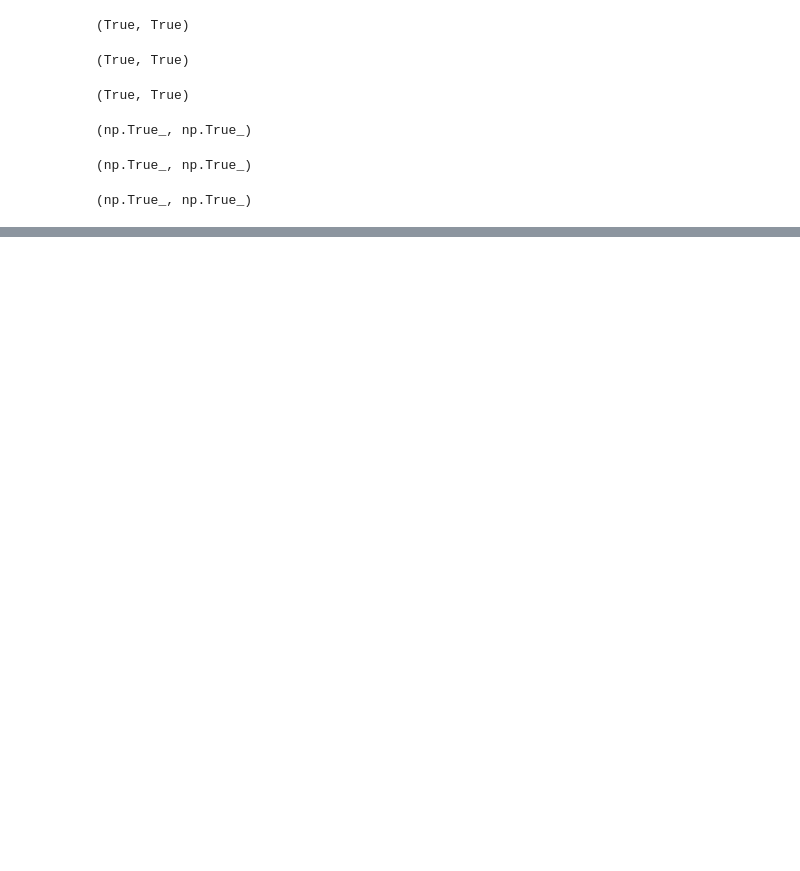
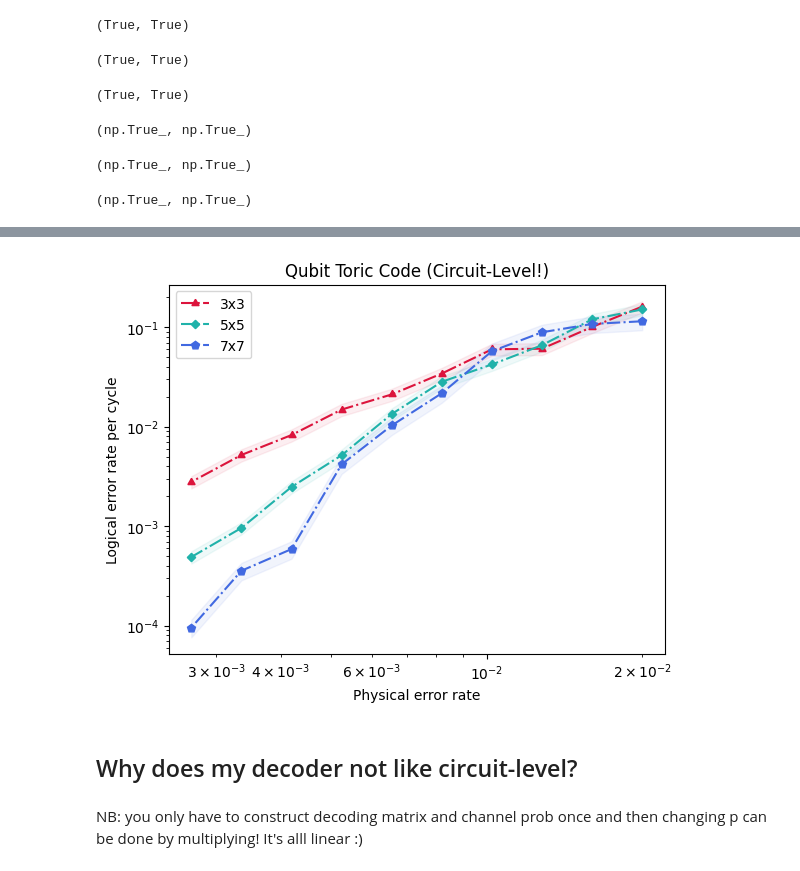
Before and after one commit to e-kneip/bbqudit, a Jupyter notebook: bbq/notebooks/circuit_level/ultimate.ipynb, the cells around one changed output, grey strips where cells are left out. Saved outputs shown, nothing was run; the diff lists cells and outputs as text; code cells hidden in the pictures; blank space fills up the shorter version.

```diff
--- a/bbq/notebooks/circuit_level/ultimate.ipynb
+++ b/bbq/notebooks/circuit_level/ultimate.ipynb
@@ -303,0 +550,31 @@ plt.title('Threshold Graph of 72-Qubit Bivariate Bicycle Code');
+# %%
+ldpc_res = {}
+ldpc_res[3] = [103, 165, 273, 277, 485, 787, 1117, 2015, 3195, 5960]
+ldpc_res[5] = [66, 83, 151, 236, 352, 744, 1930, 4018, 10381, 20348]
+ldpc_res[7] = [31, 33, 40, 62, 164, 346, 851, 6049, 9984, 37299]
+# %%
+r, s = 0.8, 0.02
+physical_error = np.array([s*(r**q) for q in range(10)])
+
+plot_results, plot_errors = process_results(ldpc_res, {3:50, 5:50, 7:25}, "circuit_level", rounds={3:3, 5:5, 7:7})
+alpha = 0.07
+
+plt.plot(physical_error, plot_results[3], '-.', label=f'3x3', color='crimson', marker=(3, 0, 0))
+plt.plot(physical_error, plot_results[5], '-.', label=f'5x5', color='lightseagreen', marker=(4, 0, 0))
+plt.plot(physical_error, plot_results[7], '-.', label=f'7x7', color='royalblue', marker=(5, 0, 0))
+plt.fill_between(physical_error, plot_results[3] - plot_errors[3], plot_results[3] + plot_errors[3], color='crimson', alpha=alpha)
+plt.fill_between(physical_error, plot_results[5] - plot_errors[5], plot_results[5] + plot_errors[5], color='lightseagreen', alpha=alpha)
+plt.fill_between(physical_error, plot_results[7] - plot_errors[7], plot_results[7] + plot_errors[7], color='royalblue', alpha=alpha)
+
+plt.xlabel('Physical error rate')
+plt.ylabel('Logical error rate per cycle')
+plt.yscale('log')
+plt.xscale('log')
+plt.legend()
+plt.title('Qubit Toric Code (Circuit-Level!)');
+# %% [output]
+[figure, added]
+# %% [markdown]
+## Why does my decoder not like circuit-level?
+# %% [markdown]
+NB: you only have to construct decoding matrix and channel prob once and then changing p can be done by multiplying! It's alll linear :)
```
Also changed, not shown: parts of 43 cells of this notebook.
